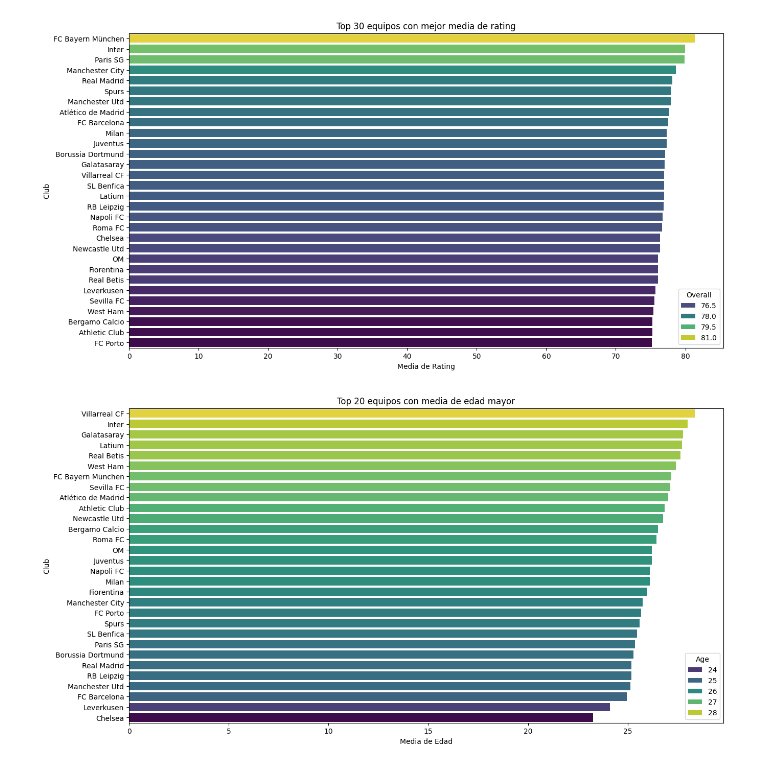
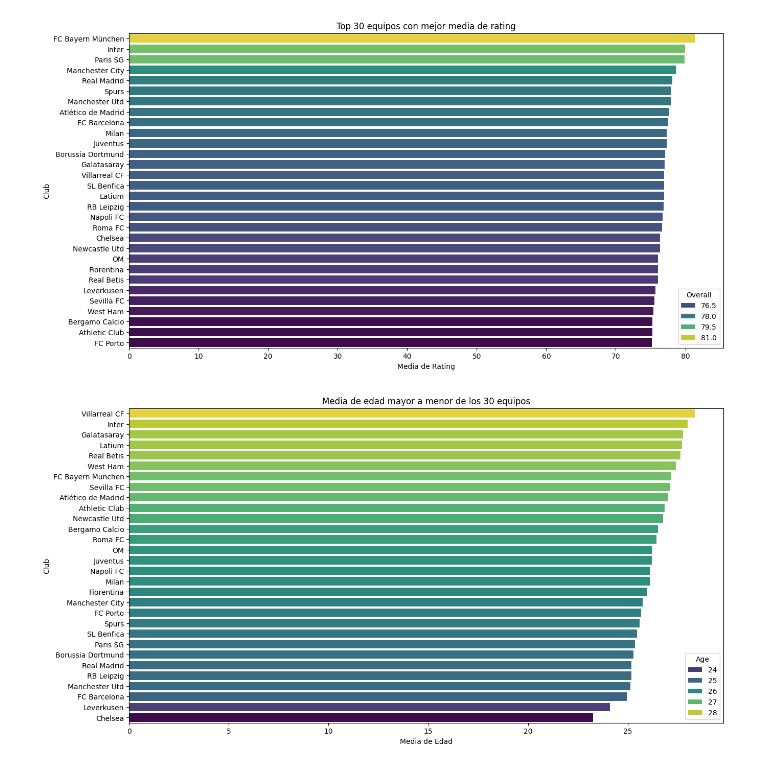
Before and after one commit to Tomaslopera/Fifa_Analysis, a Jupyter notebook: fifa24_male.ipynb, the cells around one changed output. Drawn from its saved outputs; the diff is of its cells as text; code cells hidden in the pictures.

Commit message:
Analisis Equipos

```diff
--- a/fifa24_male.ipynb
+++ b/fifa24_male.ipynb
@@ -124,12 +124,12 @@ plt.show()
 # %%
 data = df_teams.groupby('Club')['Age'].mean().sort_values(ascending=False)
 data = data.reset_index()
 
 plt.figure(figsize=(15, 8))
 sns.barplot(data=data, x='Age', y='Club', palette='viridis', hue='Age')
-plt.title('Top 20 equipos con media de edad mayor')
+plt.title('Media de edad mayor a menor de los 30 equipos')
 plt.xlabel('Media de Edad')
 plt.ylabel('Club')
 plt.show()
 # %% [output]
-[figure, old version]
+[figure, new version]
```
Also changed, not shown: parts of 4 cells of this notebook, 1 other file.
